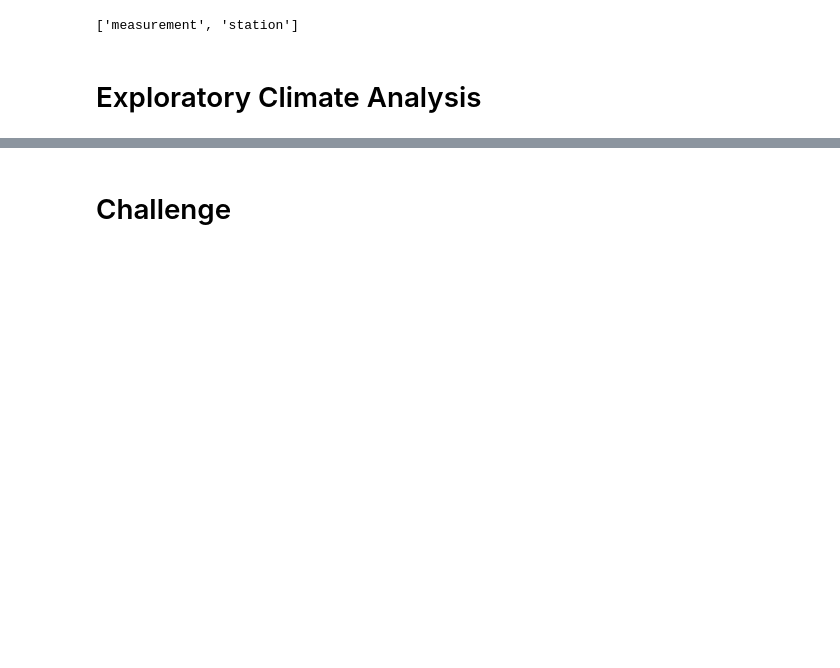
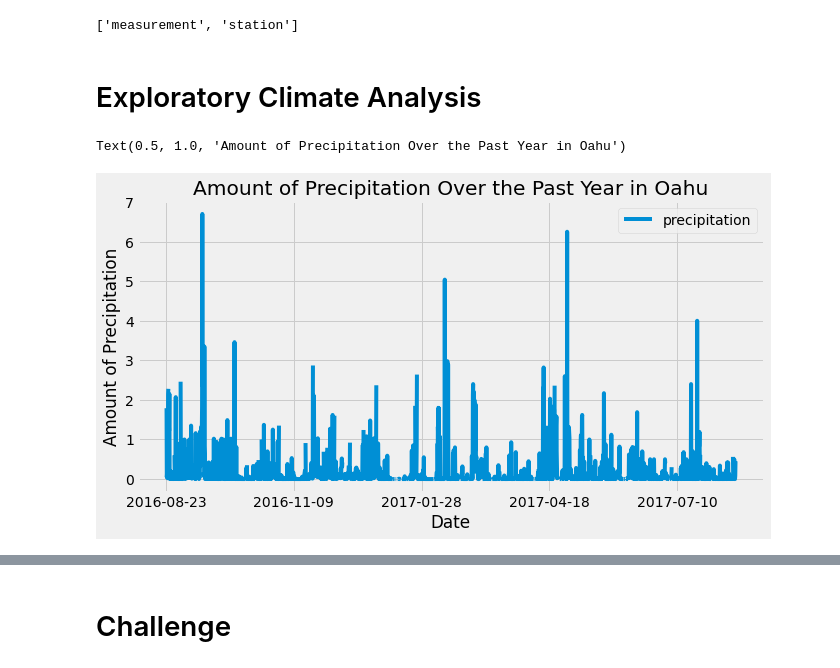
Before and after one commit to 16AReeves/Surfs_Up, a Jupyter notebook: climate_analysis.ipynb, the cells around one changed output, grey strips where cells are left out. Cells and saved outputs as stored; diff of their text form; code cells hidden in the pictures; blank space fills up the shorter version.

```diff
--- a/climate_analysis.ipynb
+++ b/climate_analysis.ipynb
@@ -41,16 +44,41 @@ session = Session(engine)
 # Exploratory Climate Analysis
 # %%
 # Design a query to retrieve the last 12 months of precipitation data and plot the results.
+
 #Starting from the last data point in the database.
+prev_year = dt.date(2017, 8, 23)
 
 # Calculate the date one year from the last date in data set.
+prev_year = dt.date(2017, 8, 23) - dt.timedelta(days=365)
 
 # Perform a query to retrieve the data and precipitation scores
+results = []
+    # This was a test to see how queries work: results = session.query(Measurement.date, Measurement.prcp)
+
+    # This code is used to query all measurements from the past year:
+
+results = session.query(Measurement.date, Measurement.prcp).filter(Measurement.date >= prev_year).all()
+    # .all() is used to add everything to a list
+
+#print(results)
 
 # Save the query results as a Pandas DataFrame and set the index to the date column
+df = pd.DataFrame(results, columns=['date','precipitation'])
 
 # Sort the dataframe by date
+df.set_index(df['date'], inplace=True)
+#print(df) # This print statemenmt prints two dates in one column, to correct for that use:
+#print(df.to_string(index=False)) # Use this to print with corrected index
 
 # Use Pandas Plotting with Matplotlib to plot the data
+df = df.sort_index() # sort the index by date before plotting using MatPlotLib
+#print(df.to_string(index=False)) # Print without the index
+df.plot(figsize =(10,5))
+plt.xlabel("Date")
+plt.ylabel("Amount of Precipitation")
+plt.title("Amount of Precipitation Over the Past Year in Oahu")
+# %% [output]
+Text(0.5, 1.0, 'Amount of Precipitation Over the Past Year in Oahu')
+[figure, added]
 # %%
 # Use Pandas to calcualte the summary statistics for the precipitation data
```
Also changed, not shown: parts of 4 cells of this notebook.
